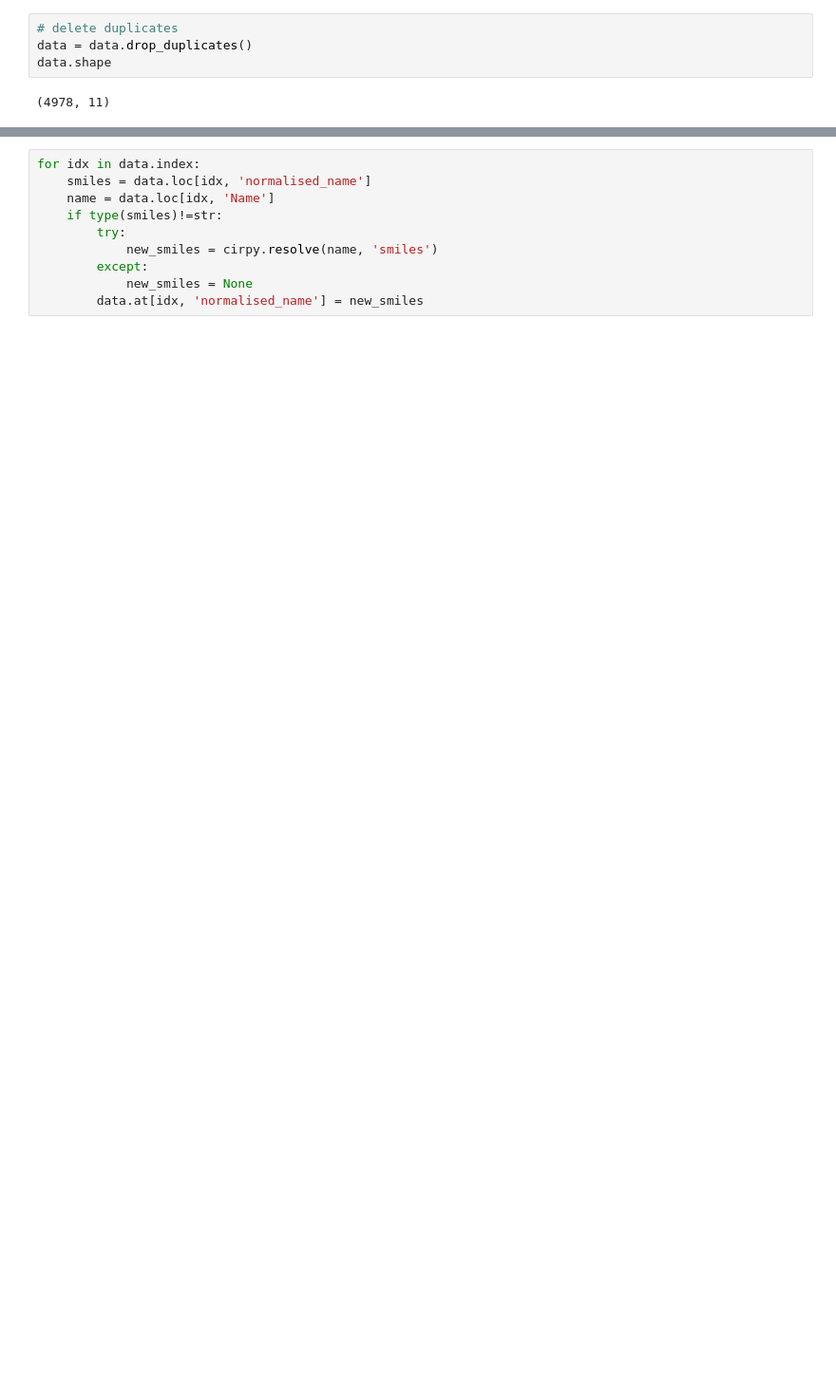
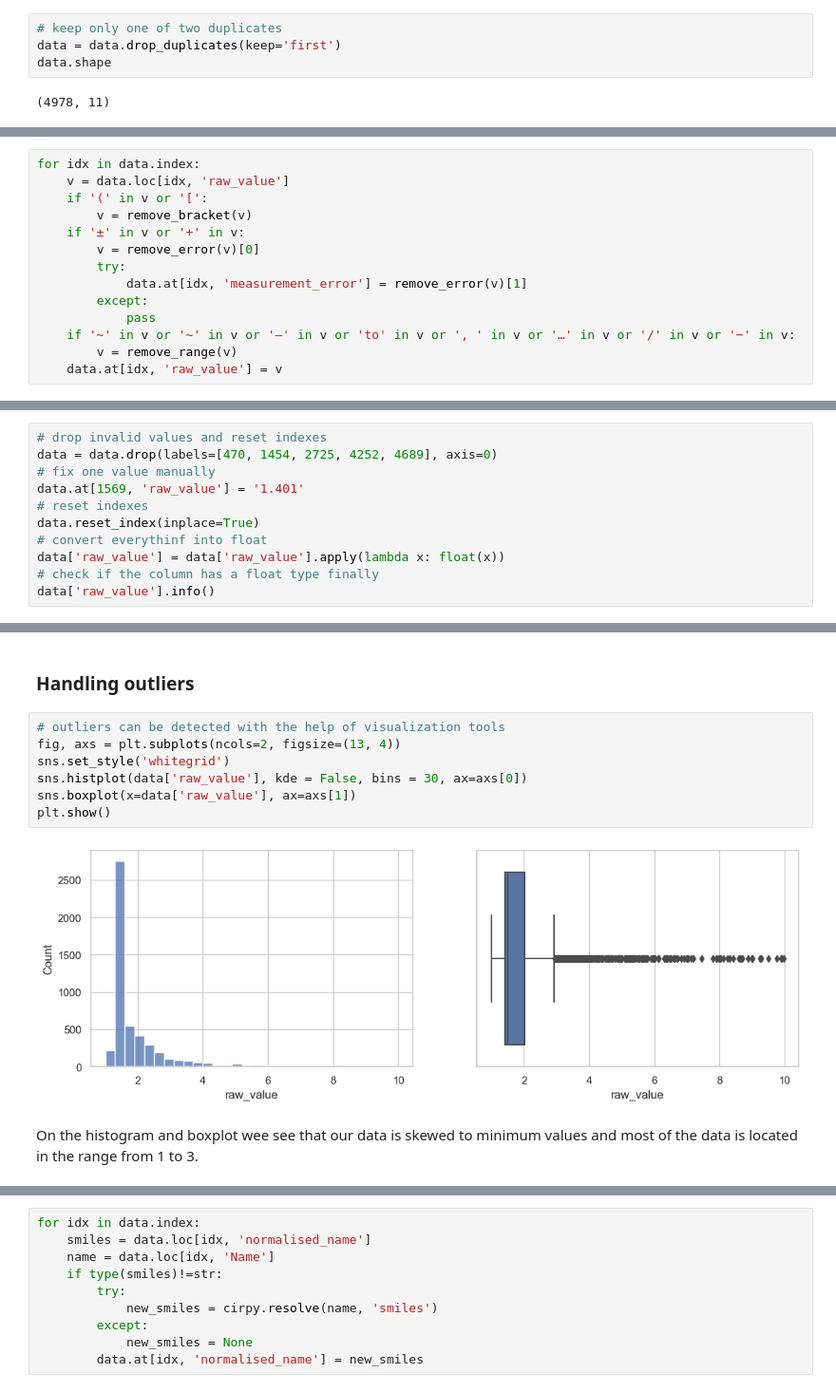
Before and after one commit to AsyaOrlova/ChemAlgorithmsCourse, a Jupyter notebook: hw_1.ipynb, the cells around one changed output, grey strips where cells are left out. Shown: that part at 95% size. Drawn from its saved outputs; the diff is of its cells as text; blank space fills up the shorter version.

Commit message:
raw_value, outliers

```diff
--- a/hw_1.ipynb
+++ b/hw_1.ipynb
@@ -86,8 +90,8 @@ data.duplicated().sum()
 # %% [output]
 22
 # %%
-# delete duplicates
-data = data.drop_duplicates()
+# keep only one of two duplicates
+data = data.drop_duplicates(keep='first')
 data.shape
 # %% [output]
 (4978, 11)
@@ -93,0 +140,14 @@ data.shape
+# %%
+for idx in data.index:
+    v = data.loc[idx, 'raw_value']
+    if '(' in v or '[':
+        v = remove_bracket(v)
+    if '±' in v or '+' in v:
+        v = remove_error(v)[0]
+        try:
+            data.at[idx, 'measurement_error'] = remove_error(v)[1]
+        except:
+            pass
+    if '∼' in v or '~' in v or '–' in v or 'to' in v or ', ' in v or '…' in v or '/' in v or '−' in v:
+        v = remove_range(v)
+    data.at[idx, 'raw_value'] = v
@@ -93,0 +169,11 @@ data.shape
+# %%
+# drop invalid values and reset indexes
+data = data.drop(labels=[470, 1454, 2725, 4252, 4689], axis=0)
+# fix one value manually
+data.at[1569, 'raw_value'] = '1.401'
+# reset indexes
+data.reset_index(inplace=True)
+# convert everythinf into float
+data['raw_value'] = data['raw_value'].apply(lambda x: float(x))
+# check if the column has a float type finally
+data['raw_value'].info()
@@ -93,0 +189,13 @@ data.shape
+# %% [markdown]
+### Handling outliers
+# %%
+# outliers can be detected with the help of visualization tools
+fig, axs = plt.subplots(ncols=2, figsize=(13, 4))
+sns.set_style('whitegrid')
+sns.histplot(data['raw_value'], kde = False, bins = 30, ax=axs[0])
+sns.boxplot(x=data['raw_value'], ax=axs[1])
+plt.show()
+# %% [output]
+[figure, added]
+# %% [markdown]
+On the histogram and boxplot wee see that our data is skewed to minimum values and most of the data is located in the range from 1 to 3.
```
Also changed, not shown: parts of 24 cells of this notebook, 1 other file.
